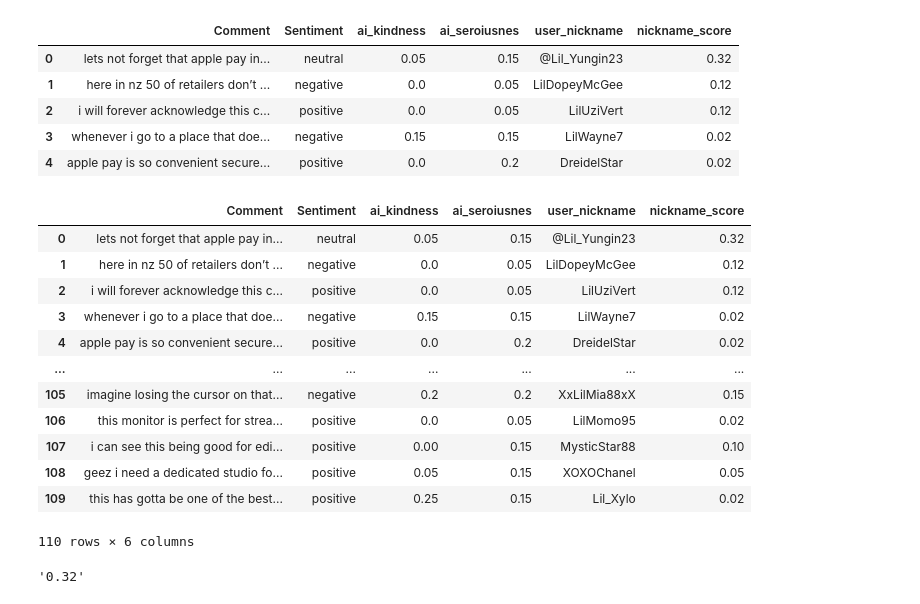
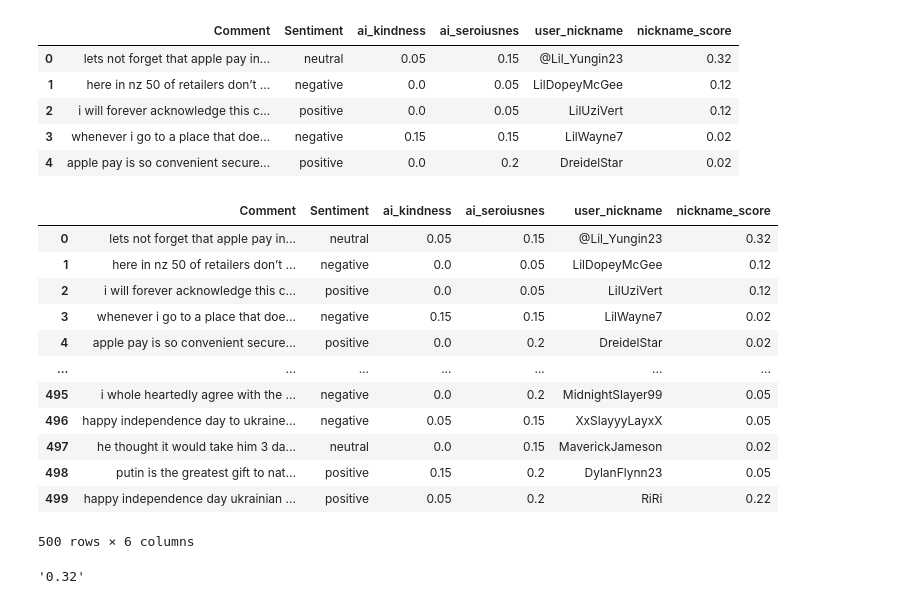
Before and after one commit to ichzann/social-comment-map, a Jupyter notebook: map.ipynb, the cells around one changed output. Cells and saved outputs as stored; diff of their text form; code cells hidden in the pictures.

```diff
--- a/map.ipynb
+++ b/map.ipynb
@@ -31,7 +31,7 @@ import ollama
 # %%
 import time
 
-golabal_comment_count = 60
+golabal_comment_count = 300
 
 single_name_prompt = """
 Generate exactly ONE random username that could appear on social media. Those could be nicknames, real life names, names of famous personalities or anyting else. dont forget to use real names sometimes. Return the nick name alone , without any explanation or addition text"""
@@ -78,7 +78,7 @@ for i in range(10):
 csv.head()
 # %%
 
-for i in range(110, 300):
+for i in range(300, 600):
     csv.iloc[i, 4] = f"{random_ai_name()}"
     csv.iloc[i, 5] = f"{nickname_score()}"
     csv.iloc[i, 2] = f"{kindness_score()}"
@@ -94,21 +94,21 @@ csv.head()
 | 3 | whenever i go to a place that doe... | negative | 0.15 | 0.15 | LilWayne7 | 0.02 |
 | 4 | apple pay is so convenient secure... | positive | 0.0 | 0.2 | DreidelStar | 0.02 |
 # %%
-csv.head(110)
+csv.head(500)
 # %% [output]
 |  | Comment | Sentiment | ai_kindness | ai_seroiusnes | user_nickname | nickname_score |
 | 0 | lets not forget that apple pay in... | neutral | 0.05 | 0.15 | @Lil_Yungin23 | 0.32 |
 | 1 | here in nz 50 of retailers don’t ... | negative | 0.0 | 0.05 | LilDopeyMcGee | 0.12 |
 | 2 | i will forever acknowledge this c... | positive | 0.0 | 0.05 | LilUziVert | 0.12 |
 | 3 | whenever i go to a place that doe... | negative | 0.15 | 0.15 | LilWayne7 | 0.02 |
 | 4 | apple pay is so convenient secure... | positive | 0.0 | 0.2 | DreidelStar | 0.02 |
 | ... | ... | ... | ... | ... | ... | ... |
-| 105 | imagine losing the cursor on that... | negative | 0.2 | 0.2 | XxLilMia88xX | 0.15 |
-| 106 | this monitor is perfect for strea... | positive | 0.0 | 0.05 | LilMomo95 | 0.02 |
-| 107 | i can see this being good for edi... | positive | 0.00 | 0.15 | MysticStar88 | 0.10 |
-| 108 | geez i need a dedicated studio fo... | positive | 0.05 | 0.15 | XOXOChanel | 0.05 |
-| 109 | this has gotta be one of the best... | positive | 0.25 | 0.15 | Lil_Xylo | 0.02 |
+| 495 | i whole heartedly agree with the ... | negative | 0.0 | 0.2 | MidnightSlayer99 | 0.05 |
+| 496 | happy independence day to ukraine... | negative | 0.05 | 0.15 | XxSlayyyLayxX | 0.05 |
+| 497 | he thought it would take him 3 da... | neutral | 0.0 | 0.15 | MaverickJameson | 0.02 |
+| 498 | putin is the greatest gift to nat... | positive | 0.15 | 0.2 | DylanFlynn23 | 0.05 |
+| 499 | happy independence day ukrainian ... | positive | 0.05 | 0.2 | RiRi | 0.22 |
-110 rows × 6 columns
+500 rows × 6 columns
 # %%
 csv.iloc[0][5]
 # %% [output]
```
Also changed, not shown: parts of 2 cells of this notebook.
